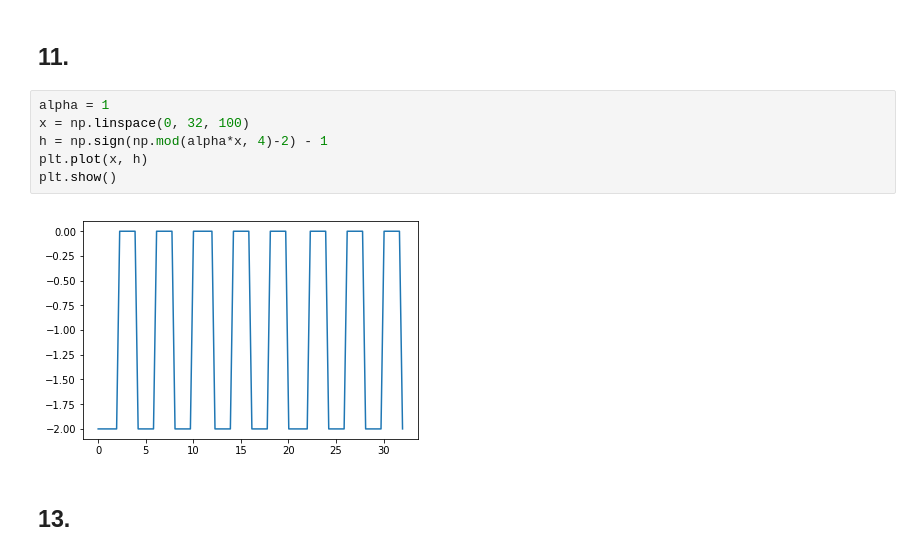
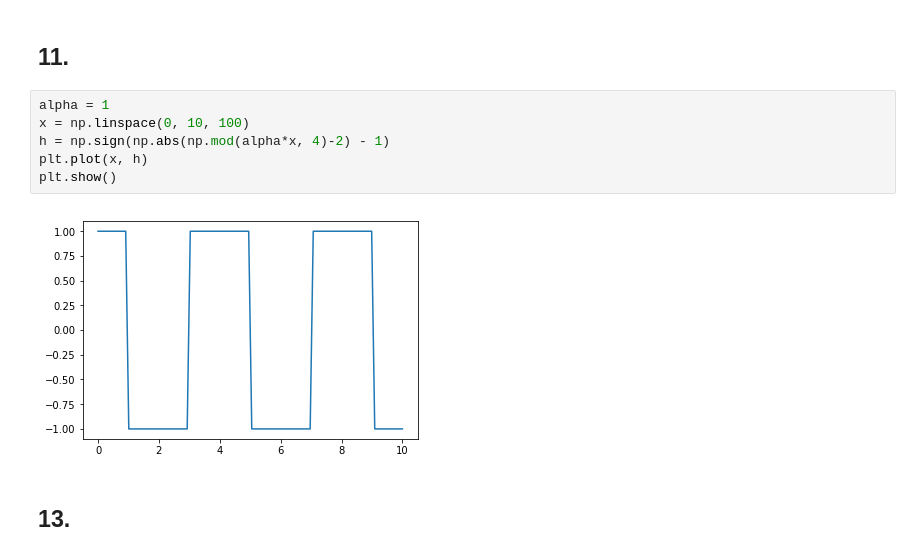
Before and after one commit to dying1020/ML-Foundations, a Jupyter notebook: hw2/hw2.ipynb, the cells around one changed output. Saved outputs shown, nothing was run; the diff lists cells and outputs as text.

```diff
--- a/hw2/hw2.ipynb
+++ b/hw2/hw2.ipynb
@@ -22,12 +22,12 @@ plt.show()
 ## 11.
 # %%
 alpha = 1
-x = np.linspace(0, 32, 100)
-h = np.sign(np.mod(alpha*x, 4)-2) - 1
+x = np.linspace(0, 10, 100)
+h = np.sign(np.abs(np.mod(alpha*x, 4)-2) - 1)
 plt.plot(x, h)
 plt.show()
 # %% [output]
-[figure, old version]
+[figure, new version]
 # %% [markdown]
 ## 13.
 # %%
```
Also changed, not shown: parts of 5 cells of this notebook.
